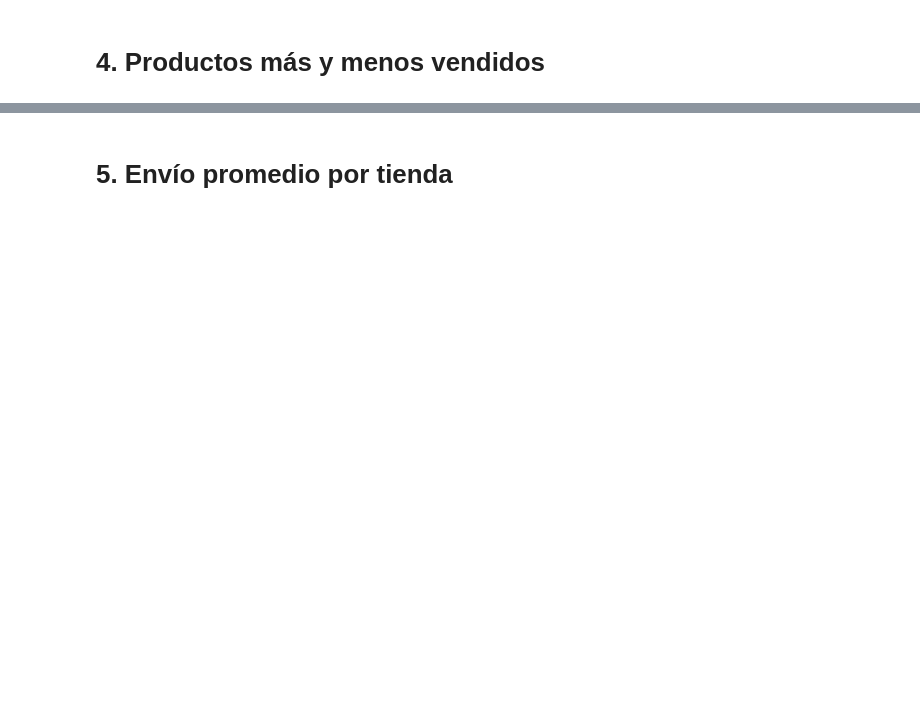
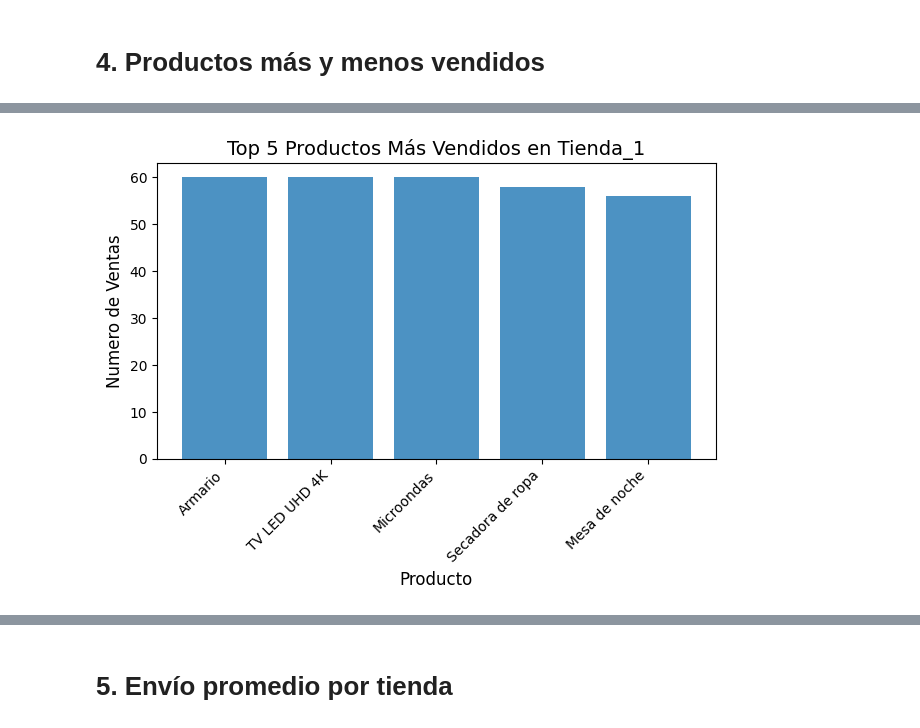
Before and after one commit to JoshDevx/An-lisis-de-Rendimiento---Alura-Store-, a Jupyter notebook: AluraStoreLatam.ipynb, the cells around one changed output, grey strips where cells are left out. Saved outputs shown, nothing was run; the diff lists cells and outputs as text; code cells hidden in the pictures; blank space fills up the shorter version.

```diff
--- a/AluraStoreLatam.ipynb
+++ b/AluraStoreLatam.ipynb
@@ -167,0 +178,25 @@ promedio_calificacion_tienda('Tienda_3'), promedio_calificacion_tienda('Tienda_4
+# %%
+#Productos mas vendidos por Tienda
+def productos_mas_vendidos(tienda, top_n=5):
+  datos_tienda = datos_completos[datos_completos['ID_Tienda'] == tienda]
+  producto_mas_vendido = datos_tienda.groupby('Producto')['Precio'].count()
+  producto_mas_vendido_ordenado = producto_mas_vendido.sort_values(ascending=False).head(top_n)
+  #Obtenemos el producto para el eje X
+  producto = producto_mas_vendido_ordenado.index
+  #Obtenemos el valor de cuenta para el eje Y
+  valores = producto_mas_vendido_ordenado.values
+  plt.bar(producto,
+          valores,
+          #Transparencia a las barras (0 a 1)
+          alpha =0.8)
+  plt.title(f'Top {top_n} Productos Más Vendidos en {tienda}', fontsize=14)
+  plt.xlabel('Producto', fontsize=12)
+  plt.ylabel('Numero de Ventas',fontsize=12)
+  plt.xticks(rotation=45, ha='right', fontsize=10) # Rotar 45 grados, alinear a la derecha y ajustar el tamaño de la fuente
+  plt.tight_layout()
+  plt.show()
+# %%
+#Podemos ir colocando el ID de la tienda para ver el Top 5 productos mas vendidos
+productos_mas_vendidos('Tienda_1')
+# %% [output]
+[figure, added]
```
Also changed, not shown: parts of 7 cells of this notebook.
